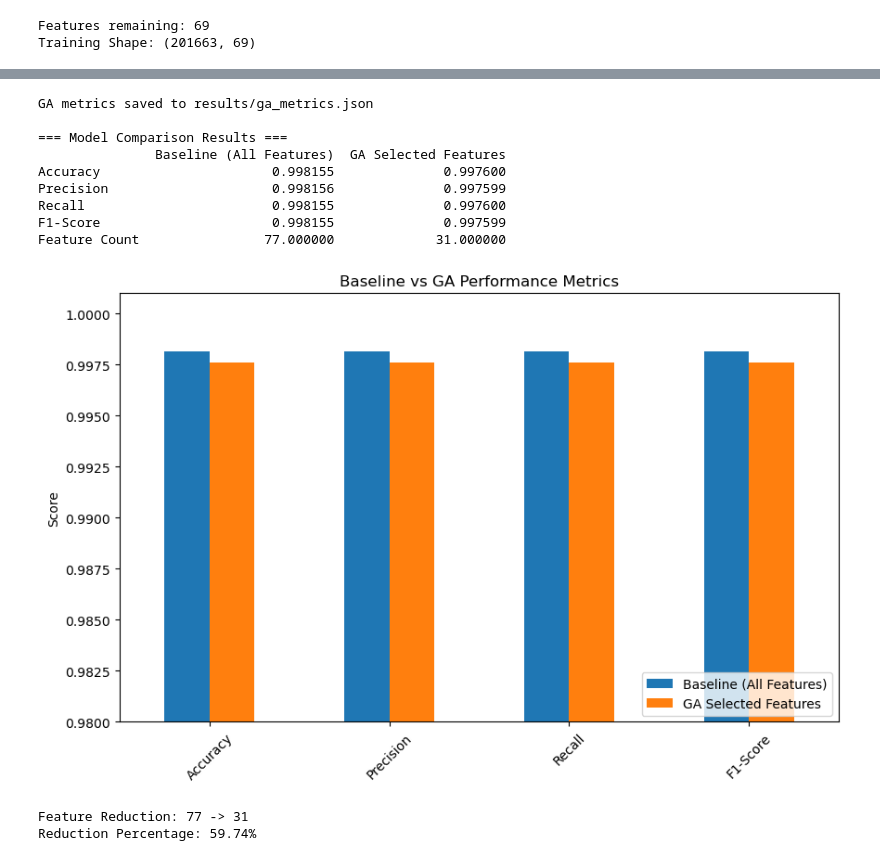
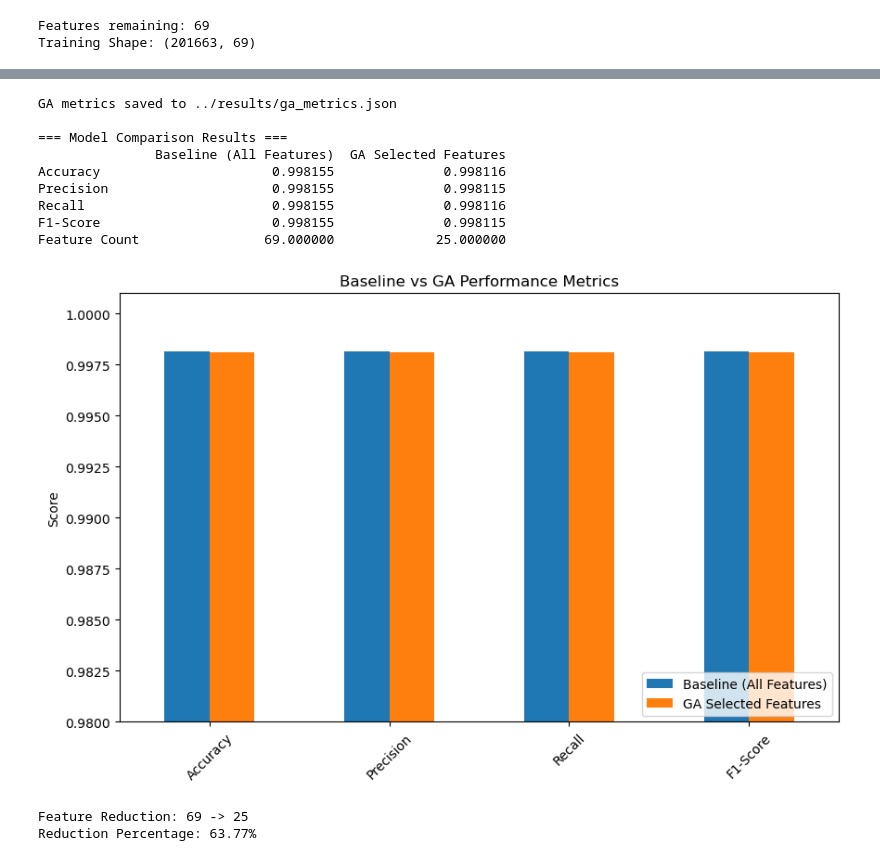
Before and after one commit to VanVan120/Intrusion-Detection-System, a Jupyter notebook: notebooks/3_GA_FeatureSelection.ipynb, the cells around one changed output, grey strips where cells are left out. Drawn from its saved outputs; the diff is of its cells as text; code cells hidden in the pictures.

Commit message:
updated result and readme modification

```diff
--- a/notebooks/3_GA_FeatureSelection.ipynb
+++ b/notebooks/3_GA_FeatureSelection.ipynb
@@ -28,7 +28,7 @@ import seaborn as sns
 from tqdm.notebook import tqdm
 # %%
 # Load and prepare data (same as before)
-df = pd.read_csv('processed_cicids2017.csv')
+df = pd.read_csv('D:\Study materials\Year 2\Ai Method\Intrusion-Detection-System\Intrusion-Detection-System\data\processed\processed_cicids2017.csv')
 df.dropna(inplace=True)
 
 X = df.drop(columns=['Label'])
@@ -135,12 +135,13 @@ def on_generation_callback(ga_instance):
         pbar_global.set_description(f"Gen {ga_instance.generations_completed} - Fit: {fitness:.4f} | Acc: {acc:.4f} | Feat: {len(selected_indices)}")
 
 class GeneticSelector:
-    def __init__(self, X_train, y_train, feature_names, pop_size=20, num_generations=10):
+    def __init__(self, X_train, y_train, feature_names, pop_size=20, num_generations=10, stop_after_generations=10):
         self.X_train = X_train
         self.y_train = y_train
         self.feature_names = feature_names
         self.pop_size = pop_size
         self.num_generations = num_generations
+        self.stop_after_generations = stop_after_generations
         self.ga_instance = None
         self.training_time = 0
 
@@ -176,7 +177,8 @@ class GeneticSelector:
             mutation_percent_genes=10,
             suppress_warnings=True,
             on_generation=on_generation_callback,
-            parallel_processing=parallel_processing
+            parallel_processing=parallel_processing,
+            stop_criteria=f"saturate_{self.stop_after_generations}"
         )
 
         print(f"Starting Genetic Algorithm execution using {n_jobs} threads...")
@@ -203,6 +205,6 @@ class GeneticSelector:
         return selected_indices, selected_names, solution_fitness, self.training_time
 # %%
 # Execute GA
-selector = GeneticSelector(X_train_scaled, y_train, feature_names, pop_size=20, num_generations=10)
+selector = GeneticSelector(X_train_scaled, y_train, feature_names, pop_size=20, num_generations=100)
 selector.run()
 # %% [output]
@@ -323,7 +325,7 @@ plt.show()
 # %%
 # --- COMPARISON WITH BASELINE ---
 try:
-    with open('results/baseline_metrics.json', 'r') as f:
+    with open('../results/baseline_metrics.json', 'r') as f:
         baseline_metrics = json.load(f)
 except FileNotFoundError:
     print("Warning: baseline_metrics.json not found. Using default placeholder values.")
@@ -351,44 +353,44 @@ ga_metrics = {
 }
 
 # --- SAVE GA METRICS to JSON ---
-ga_metrics_path = 'results/ga_metrics.json'
+ga_metrics_path = '../results/ga_metrics.json'
 with open(ga_metrics_path, 'w') as f:
     json.dump(ga_metrics, f, indent=4)
 print(f"GA metrics saved to {ga_metrics_path}")
 
 # Create Comparison DataFrame
 # Filter only the keys we want to compare
 baseline_filtered = {k: baseline_metrics.get(k, 0) for k in metrics_keys}
 ga_filtered = {k: ga_metrics.get(k, 0) for k in metrics_keys}
 
 results_df = pd.DataFrame([baseline_filtered, ga_filtered], index=['Baseline (All Features)', 'GA Selected Features'])
 
 print("\n=== Model Comparison Results ===")
 print(results_df.T)
 
 # Visualization of Improvement/Trade-off
 results_without_count = results_df.drop('Feature Count', axis=1)
 
 results_without_count.T.plot(kind='bar', figsize=(10, 6))
 plt.title('Baseline vs GA Performance Metrics')
 plt.ylabel('Score')
 plt.ylim(0.98, 1.001) # Zoom in to see small differences
 plt.xticks(rotation=45)
 plt.legend(loc='lower right')
 plt.show()
 
 print(f"\nFeature Reduction: {baseline_metrics['Feature Count']} -> {ga_metrics['Feature Count']}")
 print(f"Reduction Percentage: {((baseline_metrics['Feature Count'] - ga_metrics['Feature Count'])/baseline_metrics['Feature Count'])*100:.2f}%")
 # %% [output]
-GA metrics saved to results/ga_metrics.json
+GA metrics saved to ../results/ga_metrics.json
 
 === Model Comparison Results ===
                Baseline (All Features)  GA Selected Features
-Accuracy                      0.998155              0.997600
-Precision                     0.998156              0.997599
-Recall                        0.998155              0.997600
-F1-Score                      0.998155              0.997599
-Feature Count                77.000000             31.000000
+Accuracy                      0.998155              0.998116
+Precision                     0.998155              0.998115
+Recall                        0.998155              0.998116
+F1-Score                      0.998155              0.998115
+Feature Count                69.000000             25.000000
-[figure, old version]
+[figure, new version]
-Feature Reduction: 77 -> 31
-Reduction Percentage: 59.74%
+Feature Reduction: 69 -> 25
+Reduction Percentage: 63.77%
```
Also changed, not shown: parts of 4 cells of this notebook, 22 other files.
